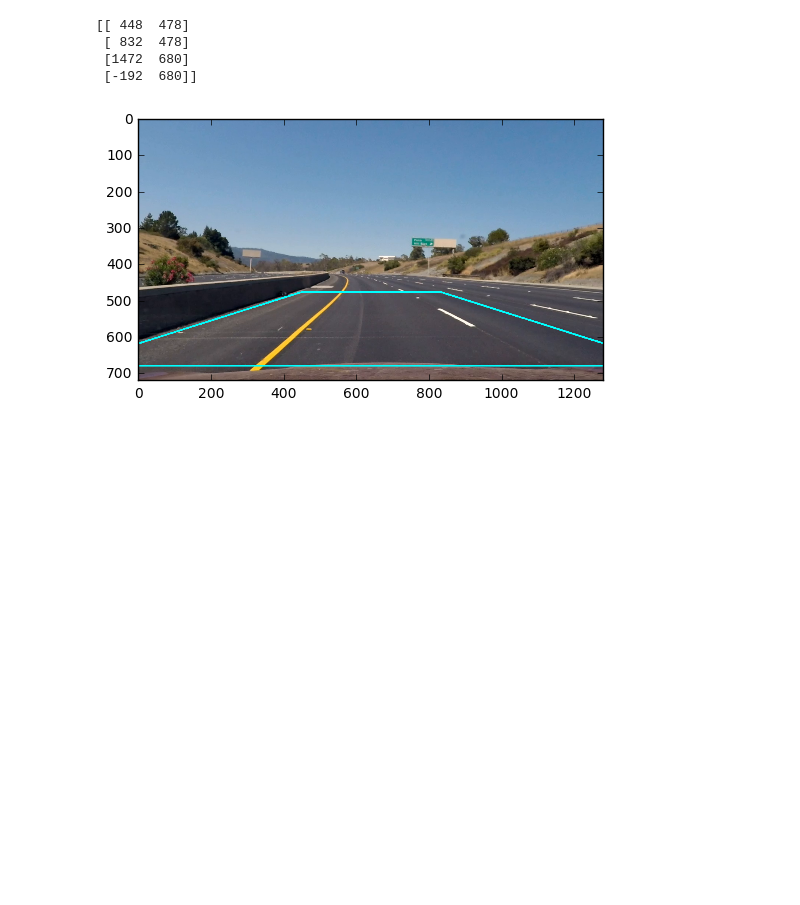
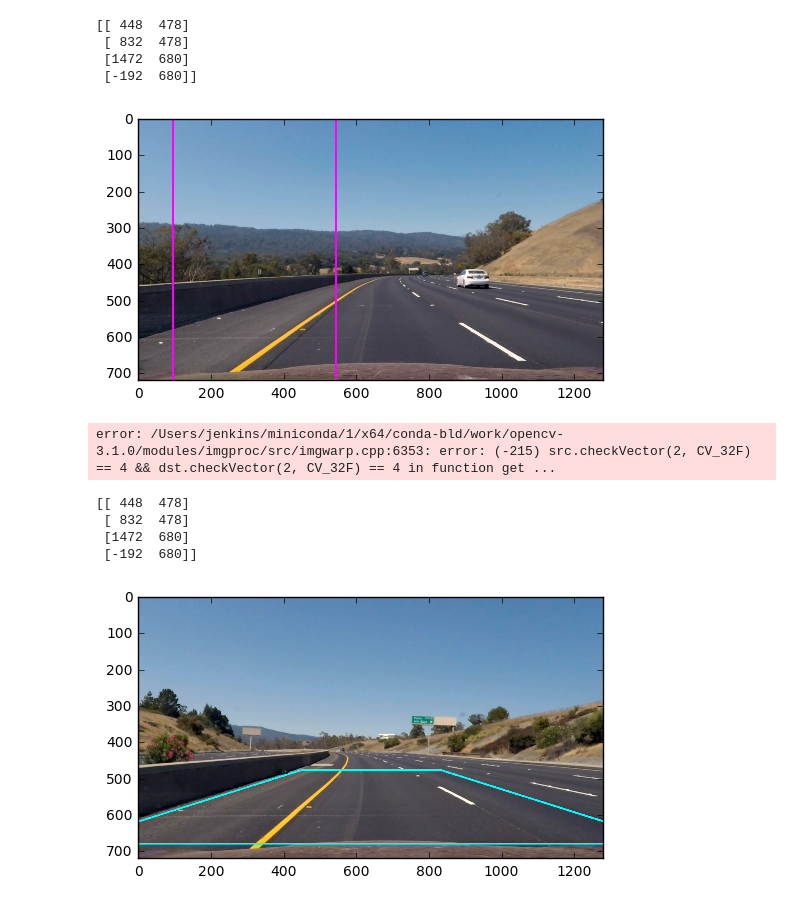
Before and after one commit to pnemrow/SDC-Advanced-Lane-Lines, a Jupyter notebook: pipeline_notebook.ipynb, the cells around one changed output. Drawn from its saved outputs; the diff is of its cells as text; code cells hidden in the pictures; blank space fills up the shorter version.

```diff
--- a/pipeline_notebook.ipynb
+++ b/pipeline_notebook.ipynb
@@ -116,6 +116,12 @@ def get_warp_matrix(img):
             [img_size[0] - offset, img_size[1]],
             [offset, img_size[1]]
     ]).astype(int)
+
+    print(src)
+    cv2.polylines(img,np.int32([dst]),True,(255,0,255), 3)
+
+    plt.imshow(img)
+    plt.show()
 
     M = cv2.getPerspectiveTransform(src,dst)
     M_inv = cv2.getPerspectiveTransform(dst, src)
@@ -385,6 +391,16 @@ def reset_lines():
 # %%
 from moviepy.editor import VideoFileClip
 from IPython.display import HTML
+# %%
+img = mpimg.imread('./test_images/test3.jpg')
+pipeline(img)
+# %% [output]
+[[ 448  478]
+ [ 832  478]
+ [1472  680]
+ [-192  680]]
+[figure, added]
+error: /Users/jenkins/miniconda/1/x64/conda-bld/work/opencv-3.1.0/modules/imgproc/src/imgwarp.cpp:6353: error: (-215) src.checkVector(2, CV_32F) == 4 && dst.checkVector(2, CV_32F) == 4 in function get ...
 # %%
 reset_lines()
 first_output = 'first.mp4'
```
Also changed, not shown: 2 other files.
